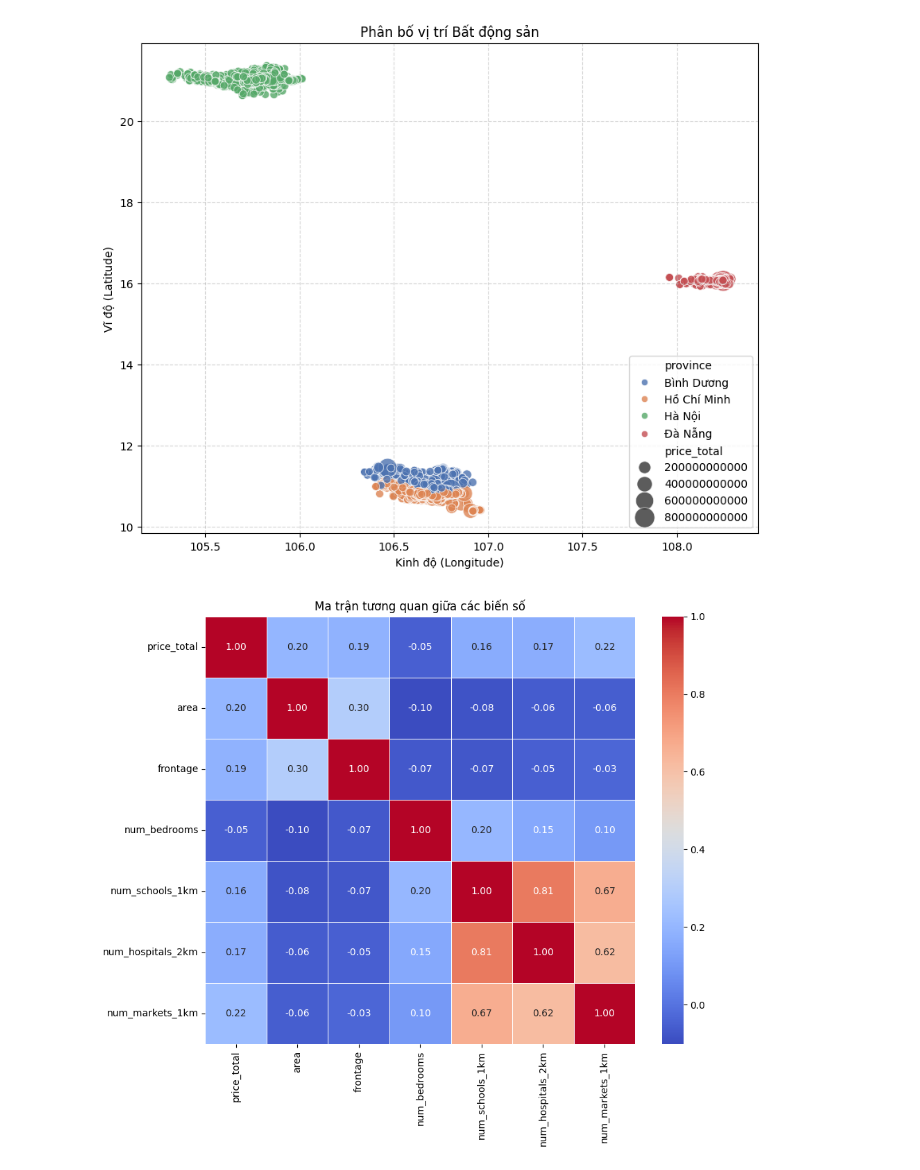
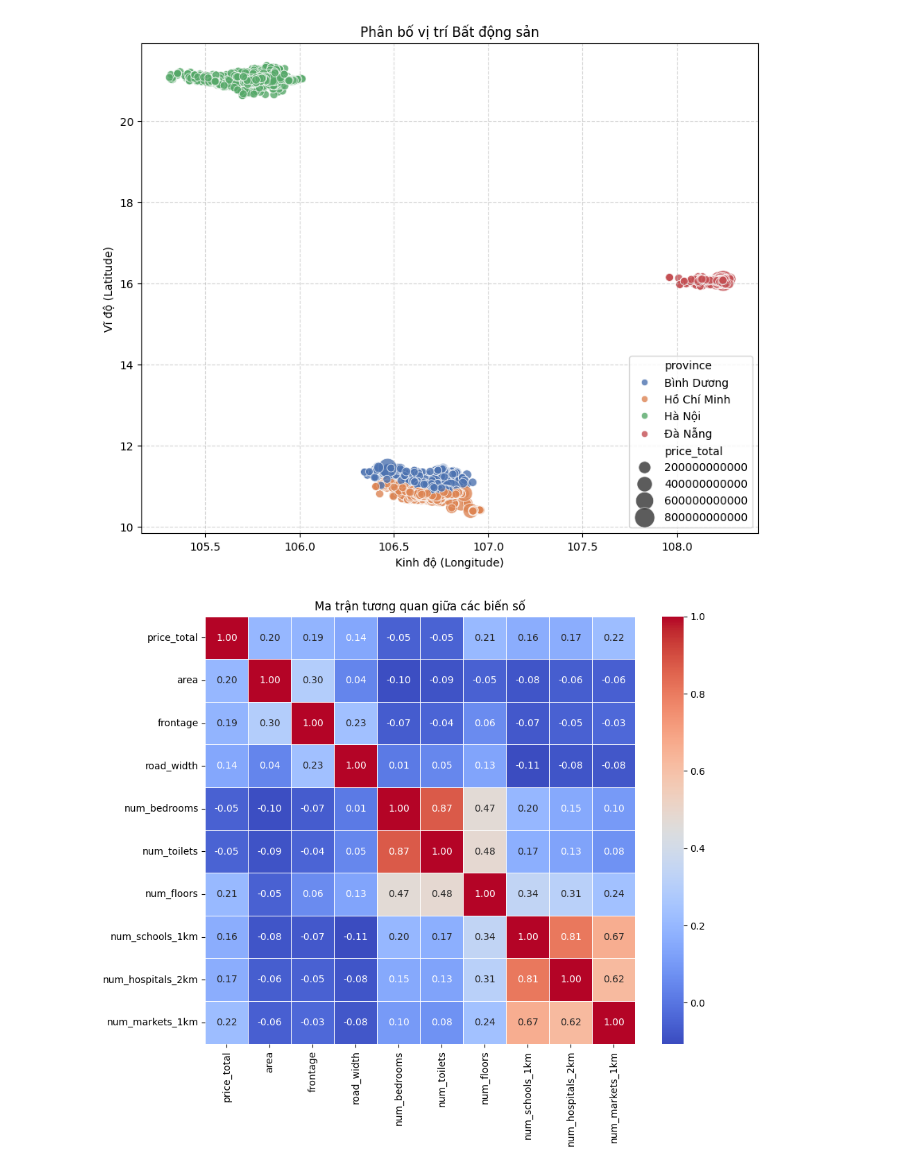
Before and after one commit to huy-06/Real_Estate_Price_Analysis, a Jupyter notebook: visualization/visualization.ipynb, the cells around one changed output. Saved outputs shown, nothing was run; the diff lists cells and outputs as text; code cells hidden in the pictures.

```diff
--- a/visualization/visualization.ipynb
+++ b/visualization/visualization.ipynb
@@ -109,12 +109,12 @@ plt.show()
 [figure]
 # %%
 # Chọn các cột số quan trọng để xem tương quan
-cols_corr = ['price_total', 'area', 'frontage', 'num_bedrooms',
+cols_corr = ['price_total', 'area', 'frontage', 'road_width', 'num_bedrooms', 'num_toilets',  'num_floors',
              'num_schools_1km', 'num_hospitals_2km', 'num_markets_1km']
 
 plt.figure(figsize=(10, 8))
 sns.heatmap(df[cols_corr].corr(), annot=True, cmap='coolwarm', fmt=".2f", linewidths=0.5)
 plt.title('Ma trận tương quan giữa các biến số')
 plt.show()
 # %% [output]
-[figure, old version]
+[figure, new version]
```
